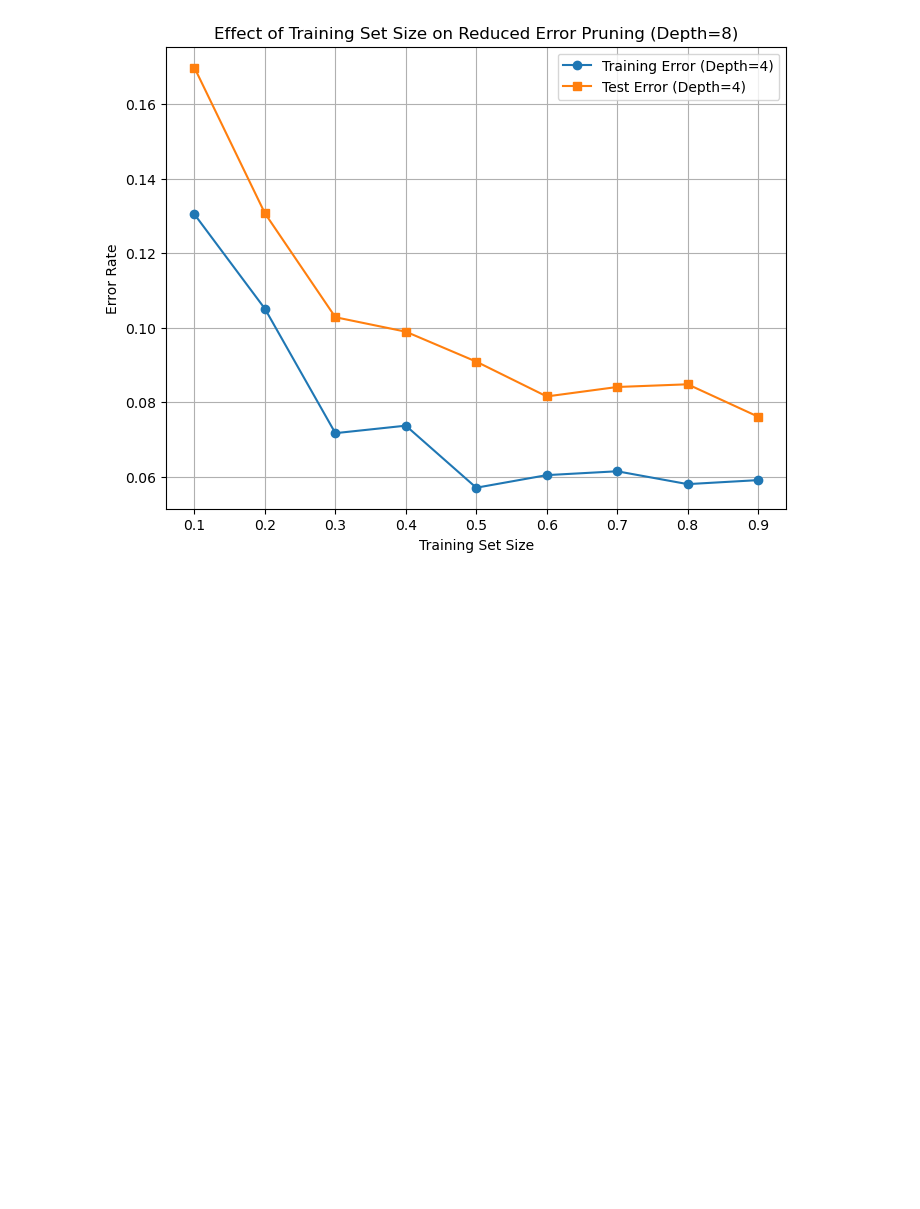
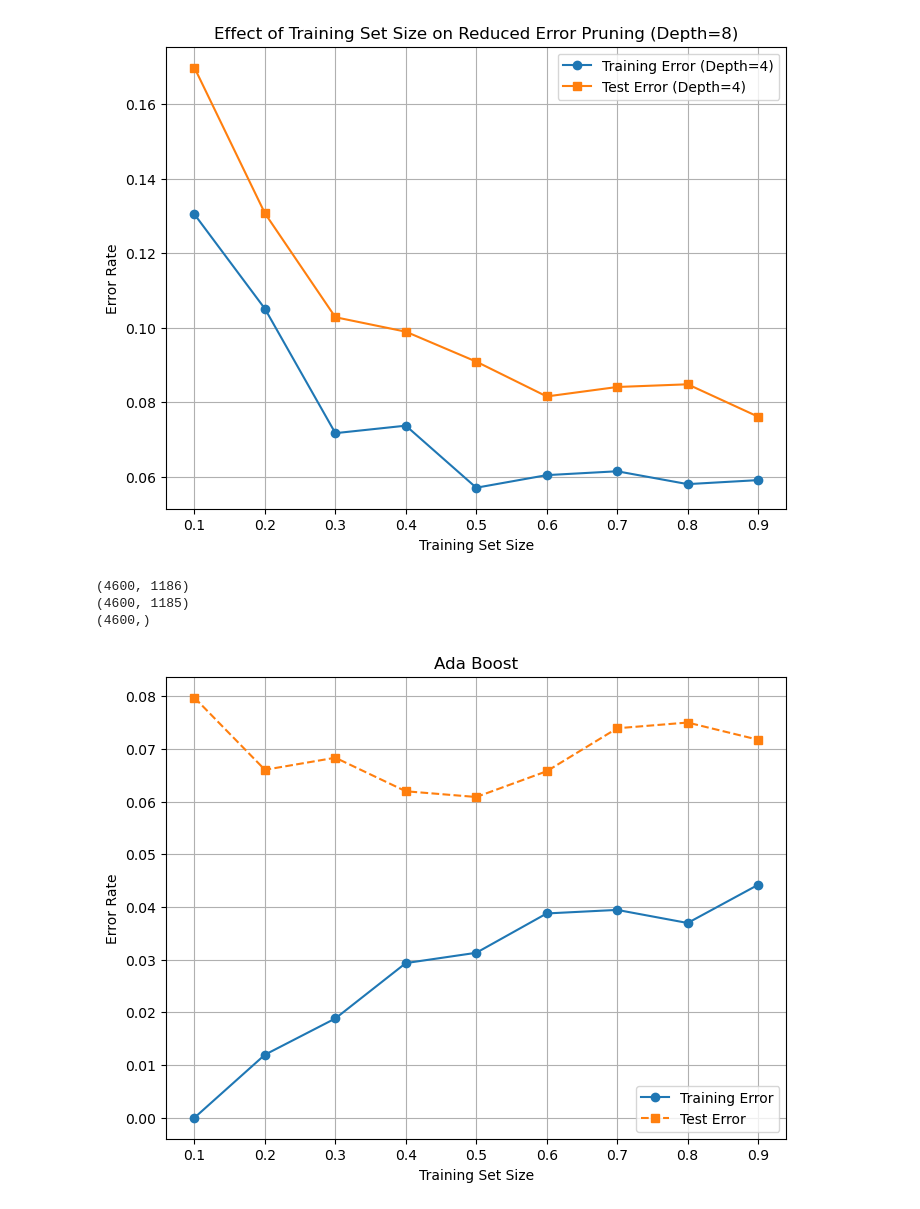
Before and after one commit to arya-2407/seng474-a1, a Jupyter notebook: test.ipynb, the cells around one changed output. Saved outputs shown, nothing was run; the diff lists cells and outputs as text; code cells hidden in the pictures; blank space fills up the shorter version.

```diff
--- a/test.ipynb
+++ b/test.ipynb
@@ -285,3 +287,15 @@ plt.grid(True)
 plt.show()
 # %% [output]
 [figure]
+# %%
+df = pd.read_csv("data/spambase_augmented.csv")
+# %%
+X = df.iloc[:, :-1]
+y = df.iloc[:, -1]
+print(df.shape)
+print(X.shape)
+print(y.shape)
+# %% [output]
+(4600, 1186)
+(4600, 1185)
+(4600,)
@@ -287,0 +304,32 @@ plt.show()
+# %%
+train_error = []
+test_error = []
+train_sizes = np.linspace(0.1, 0.9, 9)
+
+for train_size in train_sizes:
+    X_train,X_test,y_train,y_test = train_test_split(X,y,train_size=train_size,random_state=42)
+    clf = AdaBoostClassifier()
+    clf.fit(X_train,y_train)
+
+    #train error
+    y_train_pred = clf.predict(X_train)
+    cur_training_err = 1 - accuracy_score(y_train, y_train_pred)
+
+    # Compute test error
+    y_test_pred = clf.predict(X_test)
+    cur_test_error = 1 - accuracy_score(y_test, y_test_pred)
+
+    train_error.append(cur_training_err)
+    test_error.append(cur_test_error)
+
+plt.figure(figsize=(8,6))
+plt.plot(train_sizes, train_error, label="Training Error", marker='o', linestyle='-')
+plt.plot(train_sizes, test_error, label="Test Error ", marker='s', linestyle='--')
+plt.xlabel("Training Set Size")
+plt.ylabel("Error Rate")
+plt.title(f"Ada Boost")
+plt.legend()
+plt.grid(True)
+plt.show()
+# %% [output]
+[figure, added]
```
Also changed, not shown: parts of 2 cells of this notebook.
